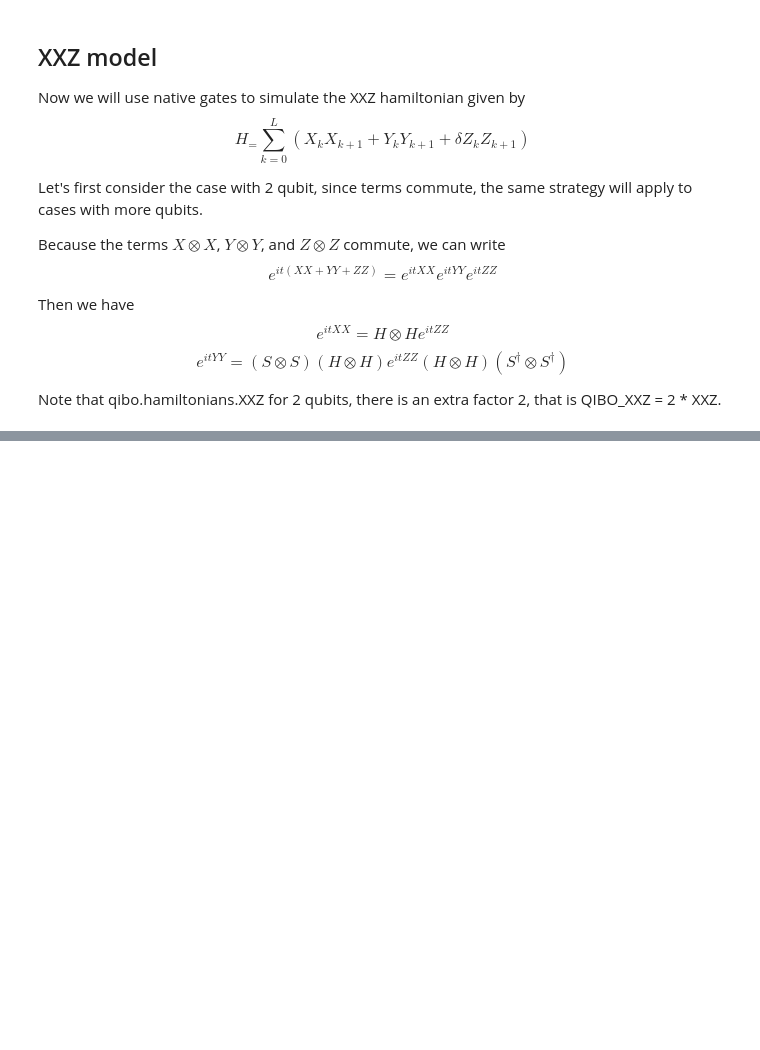
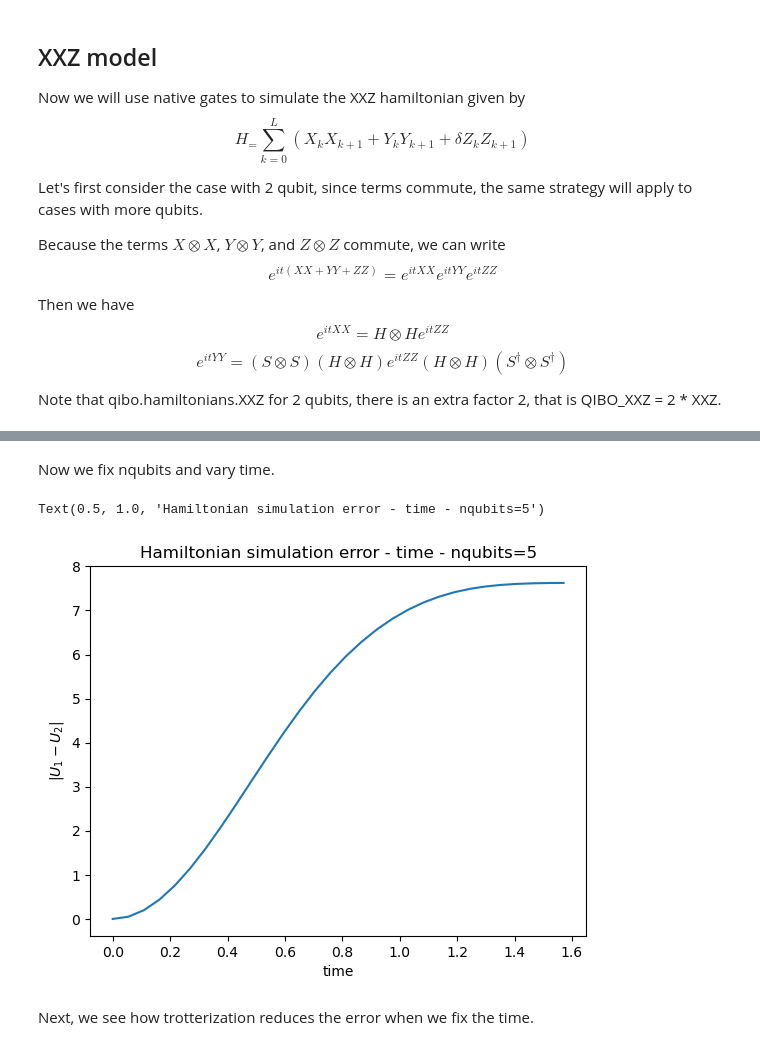
Before and after one commit to qiboteam/boostvqe, a Jupyter notebook: notebooks/quantinuum_native_gate_compilation.ipynb, the cells around one changed output, grey strips where cells are left out. Drawn from its saved outputs; the diff is of its cells as text; code cells hidden in the pictures; blank space fills up the shorter version.

```diff
--- a/notebooks/quantinuum_native_gate_compilation.ipynb
+++ b/notebooks/quantinuum_native_gate_compilation.ipynb
@@ -146,0 +280,19 @@ np.linalg.norm(U1-U2)
+# %% [markdown]
+Now we fix nqubits and vary time.
+# %%
+nqubits = 5
+test_t = np.linspace(0, np.pi/2, 30)
+U1 = [scipy.linalg.expm(1j*t*(construct_XXZ(nqubits,delta))) for t in test_t]
+U2 = [XXZ_decomposition(nqubits, t, delta).get_unitary() for t in test_t]
+diff = [np.linalg.norm(U1[i]-U2[i]) for i in range(len(test_t))]
+# %%
+plt.plot(test_t, diff)
+# plt.yscale('log')
+plt.xlabel('time')
+plt.ylabel(r'$|U_1-U_2|$')
+plt.title('Hamiltonian simulation error - time - nqubits=5')
+# %% [output]
+Text(0.5, 1.0, 'Hamiltonian simulation error - time - nqubits=5')
+[figure, added]
+# %% [markdown]
+Next, we see how trotterization reduces the error when we fix the time.
```
Also changed, not shown: parts of 19 cells of this notebook.
